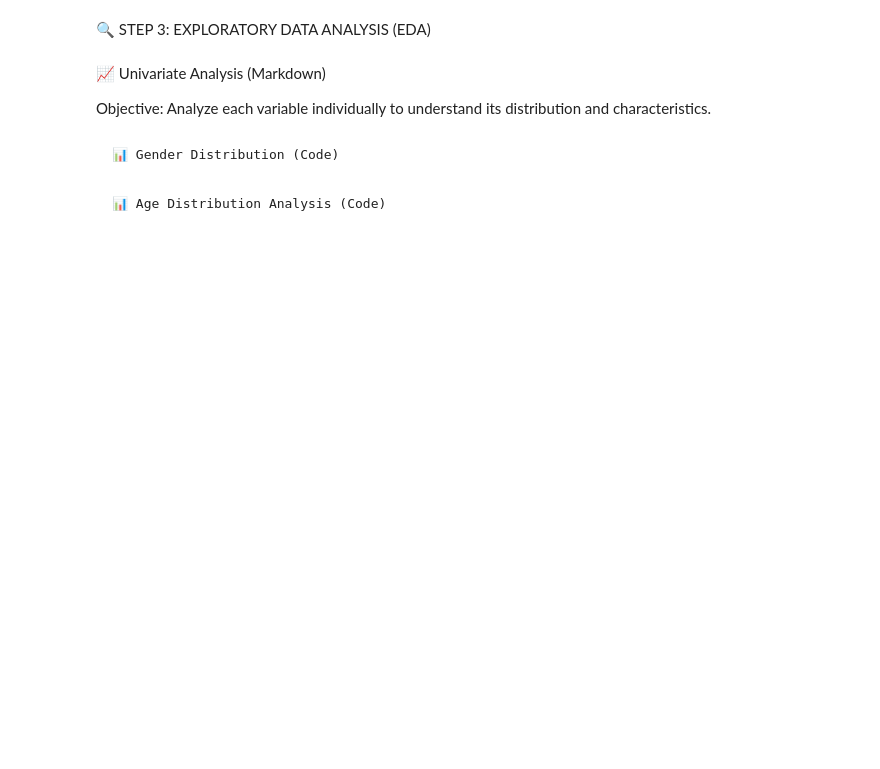
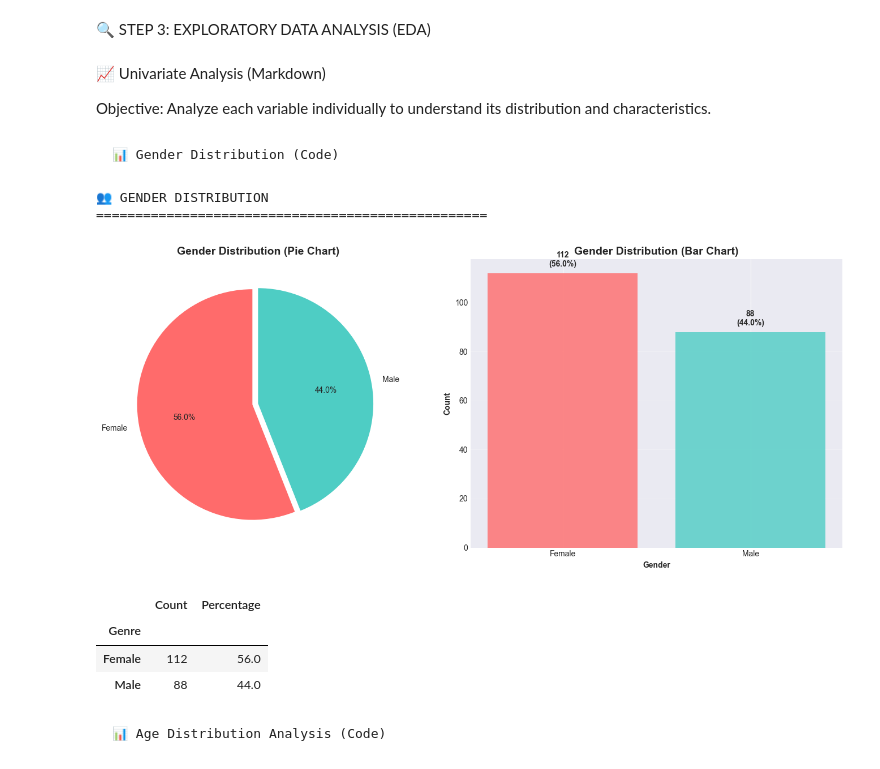
Before and after one commit to fitria-lm/mall-customer-segmentation, a Jupyter notebook: notebooks/mall_customer_segmentation.ipynb, the cells around one changed output. Drawn from its saved outputs; the diff is of its cells as text; code cells hidden in the pictures; blank space fills up the shorter version.

```diff
--- a/notebooks/mall_customer_segmentation.ipynb
+++ b/notebooks/mall_customer_segmentation.ipynb
@@ -118,35 +184,44 @@ gender_percent = df['Genre'].value_counts(normalize=True) * 100
 
 # Create visualization
 fig, (ax1, ax2) = plt.subplots(1, 2, figsize=(14, 6))
 
 # Pie chart
 colors = ['#FF6B6B', '#4ECDC4']
 ax1.pie(gender_counts, labels=gender_counts.index, autopct='%1.1f%%',
         colors=colors, startangle=90, explode=(0.05, 0))
 ax1.set_title('Gender Distribution (Pie Chart)', fontsize=14, fontweight='bold')
 
 # Bar chart
 bars = ax2.bar(gender_counts.index, gender_counts.values, color=colors, alpha=0.8)
 ax2.set_xlabel('Gender', fontweight='bold')
 ax2.set_ylabel('Count', fontweight='bold')
 ax2.set_title('Gender Distribution (Bar Chart)', fontsize=14, fontweight='bold')
 ax2.grid(axis='y', alpha=0.3)
 
 # Add count labels on bars
-for bar, count in zip(bars, gender_counts.values):
+for idx, (bar, count) in enumerate(zip(bars, gender_counts.values)):
+    percentage = gender_percent.iloc[idx]
     ax2.text(bar.get_x() + bar.get_width()/2, bar.get_height() + 2,
-            f'{count}\n({gender_percent[bar.get_x() + bar.get_width()/2]:.1f}%)',
+            f'{count}\n({percentage:.1f}%)',
             ha='center', va='bottom', fontweight='bold')
 
 plt.tight_layout()
 plt.show()
 
 # Display statistics
 gender_stats = pd.DataFrame({
     'Count': gender_counts,
     'Percentage': gender_percent.round(2)
 })
 display(gender_stats)
+# %% [output]
+👥 GENDER DISTRIBUTION
+==================================================
+[figure, added]
+|  | Count | Percentage |
+| Genre |  |  |
+| Female | 112 | 56.0 |
+| Male | 88 | 44.0 |
 # %% [markdown]
     📊 Age Distribution Analysis (Code)
 # %%
```
Also changed, not shown: parts of 13 cells of this notebook, 16 other files.
